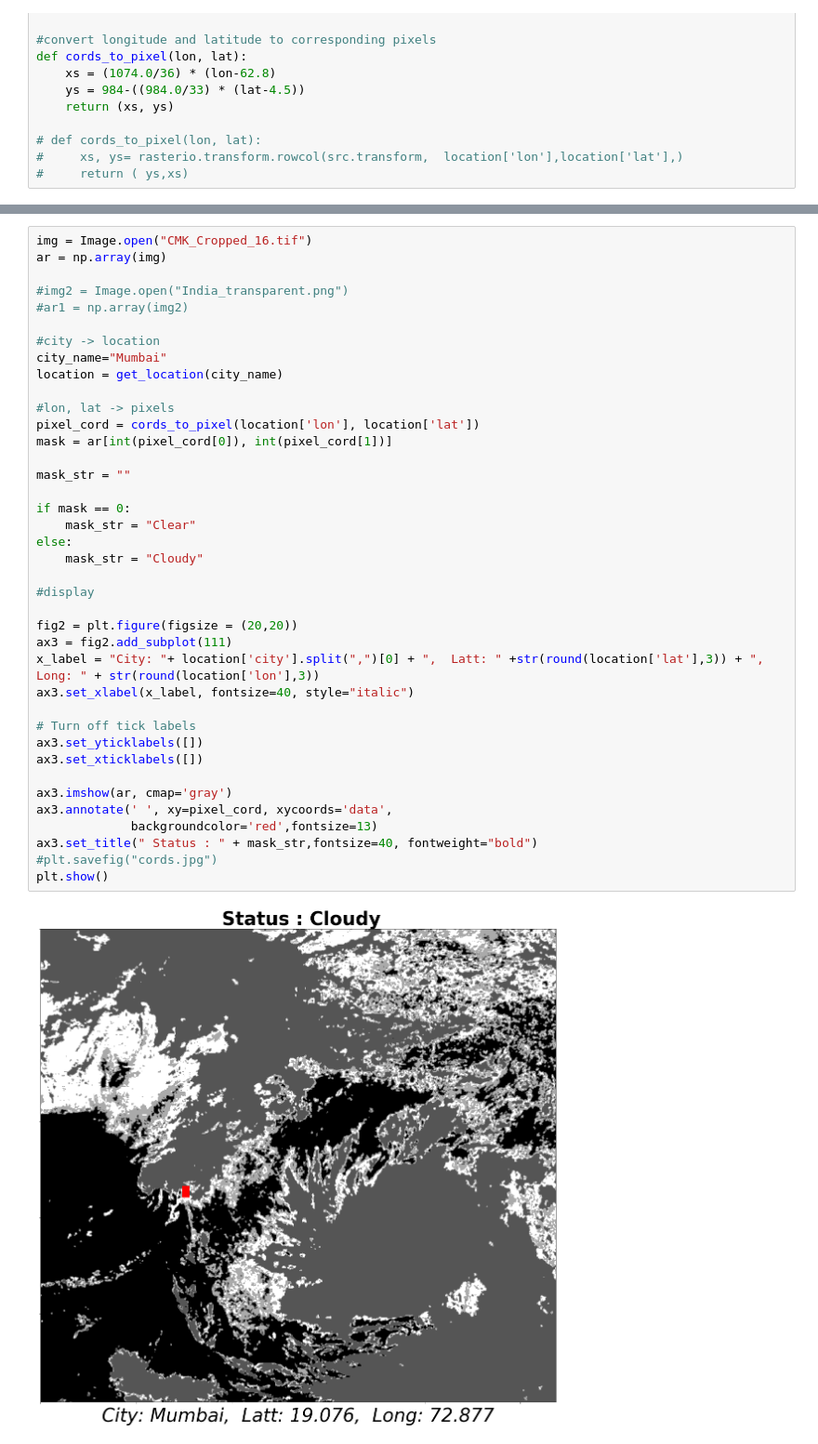
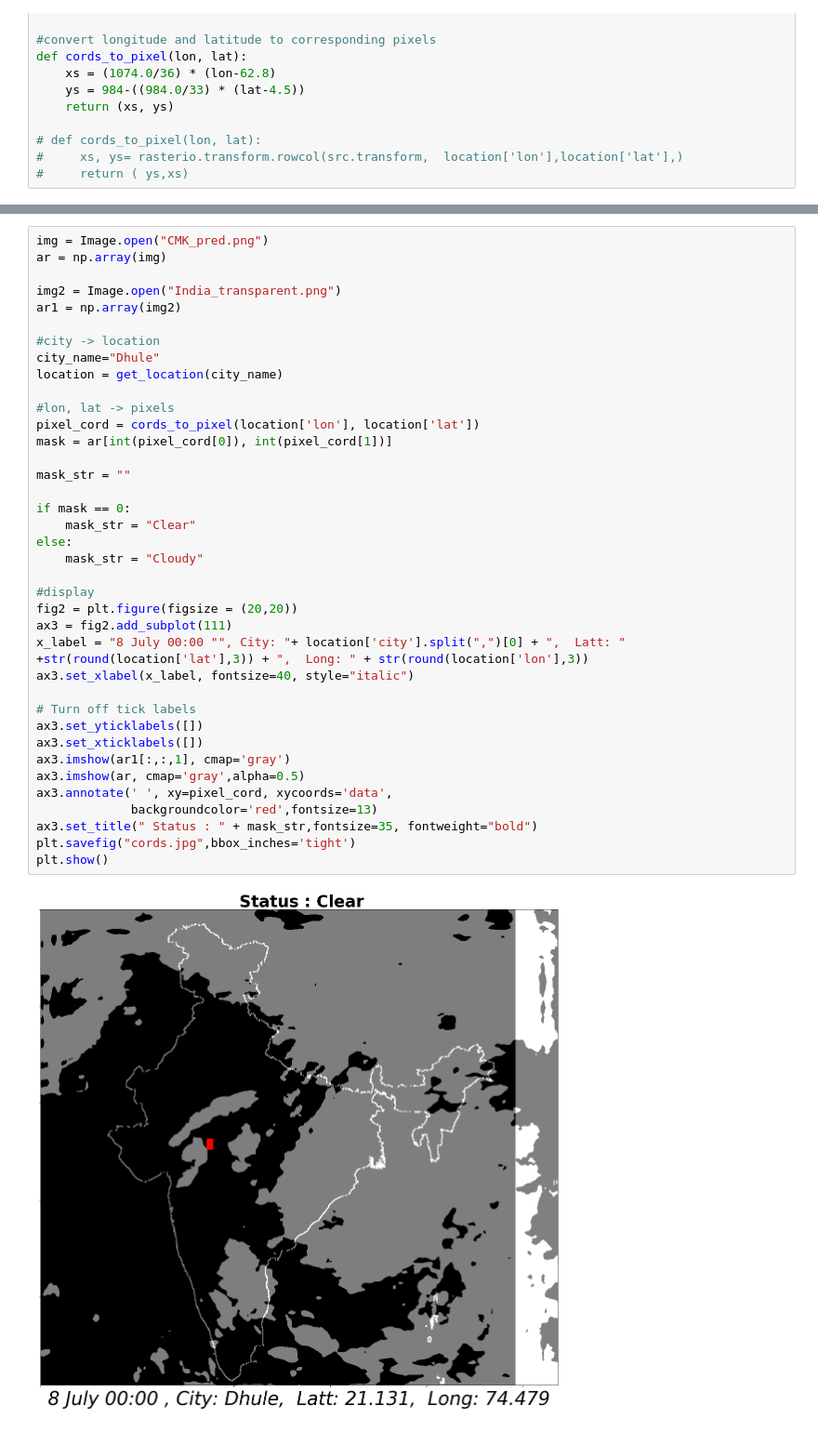
Before and after one commit to hydroinfo-prasad/nm373_megh_varta, a Jupyter notebook: supporting_codes/lat_long.ipynb, the cells around one changed output, grey strips where cells are left out. Shown at 93% size. Saved outputs shown, nothing was run; the diff lists cells and outputs as text.

```diff
--- a/supporting_codes/lat_long.ipynb
+++ b/supporting_codes/lat_long.ipynb
@@ -31,41 +31,40 @@ Mumbai, Santa Cruz – Chembur Link Road, Hallow Pul, L Ward, Zone 5, Mumbai, Mu
 # %%
-img = Image.open("CMK_Cropped_16.tif")
+img = Image.open("CMK_pred.png")
 ar = np.array(img)
 
-#img2 = Image.open("India_transparent.png")
-#ar1 = np.array(img2)
+img2 = Image.open("India_transparent.png")
+ar1 = np.array(img2)
 
 #city -> location
-city_name="Mumbai"
+city_name="Dhule"
 location = get_location(city_name)
 
 #lon, lat -> pixels
 pixel_cord = cords_to_pixel(location['lon'], location['lat'])
 mask = ar[int(pixel_cord[0]), int(pixel_cord[1])]
 
 mask_str = ""
 
 if mask == 0:
     mask_str = "Clear"
 else:
     mask_str = "Cloudy"
 
 #display
-
 fig2 = plt.figure(figsize = (20,20))
 ax3 = fig2.add_subplot(111)
-x_label = "City: "+ location['city'].split(",")[0] + ",  Latt: " +str(round(location['lat'],3)) + ",  Long: " + str(round(location['lon'],3))
+x_label = "8 July 00:00 "", City: "+ location['city'].split(",")[0] + ",  Latt: " +str(round(location['lat'],3)) + ",  Long: " + str(round(location['lon'],3))
 ax3.set_xlabel(x_label, fontsize=40, style="italic")
 
 # Turn off tick labels
 ax3.set_yticklabels([])
 ax3.set_xticklabels([])
-
-ax3.imshow(ar, cmap='gray')
+ax3.imshow(ar1[:,:,1], cmap='gray')
+ax3.imshow(ar, cmap='gray',alpha=0.5)
 ax3.annotate(' ', xy=pixel_cord, xycoords='data',
              backgroundcolor='red',fontsize=13)
-ax3.set_title(" Status : " + mask_str,fontsize=40, fontweight="bold")
-#plt.savefig("cords.jpg")
+ax3.set_title(" Status : " + mask_str,fontsize=35, fontweight="bold")
+plt.savefig("cords.jpg",bbox_inches='tight')
 plt.show()
 # %% [output]
-[figure, old version]
+[figure, new version]
```
Also changed, not shown: parts of 1 cell of this notebook, 2 other files.
